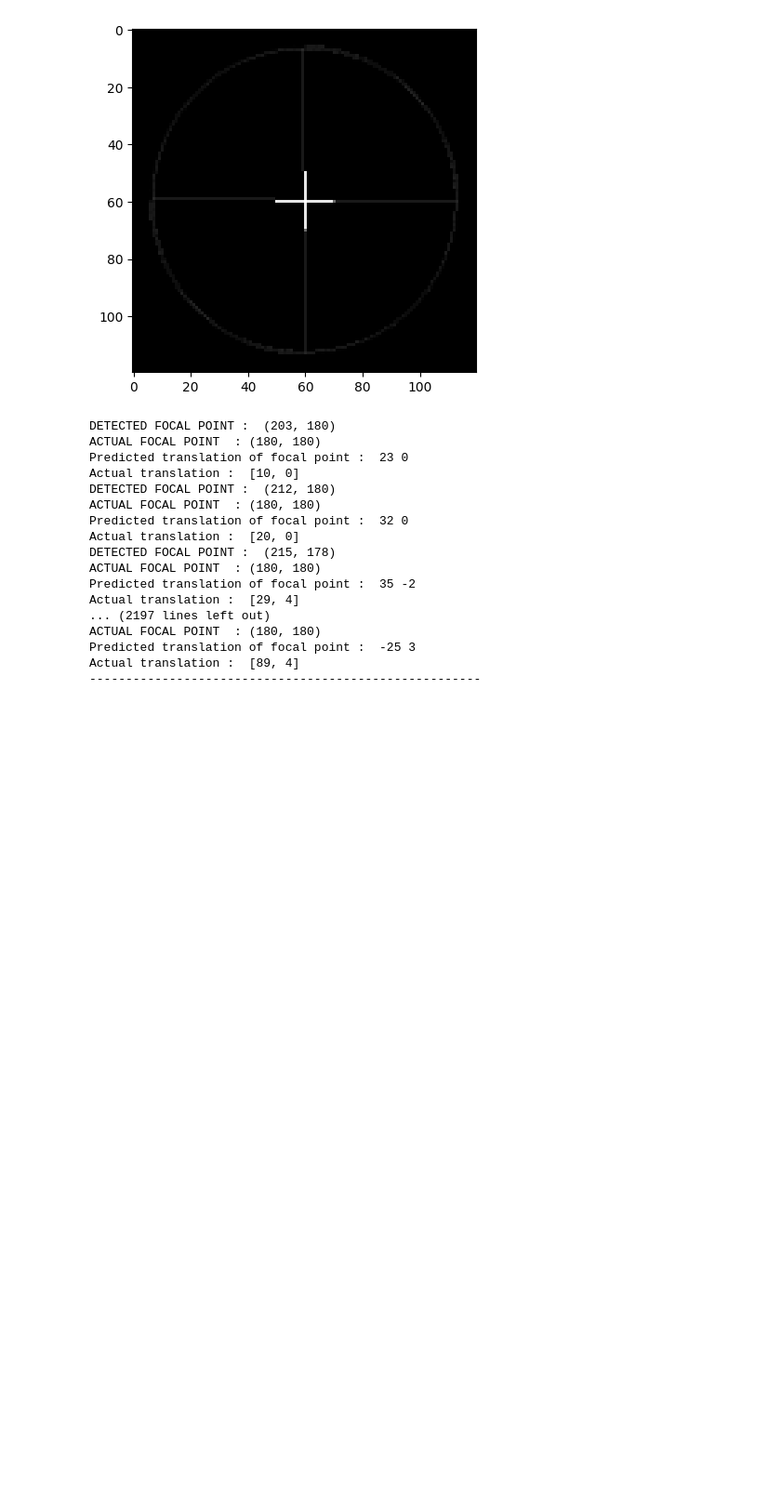
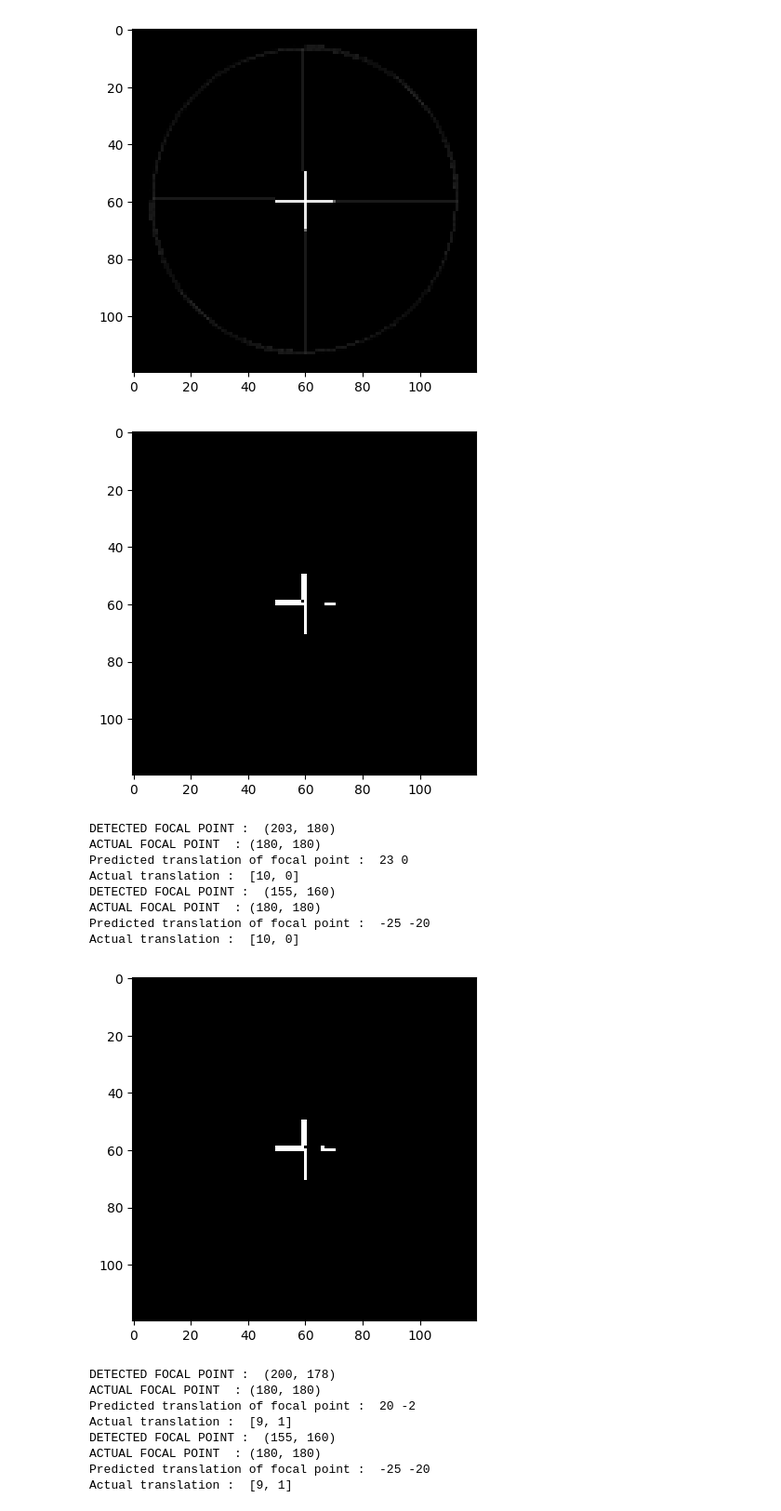
Before and after one commit to rtarun9/ComputerVision_ImageProcessing, a Jupyter notebook: camera_related_processing/focal_correction_dataframe.ipynb, the cells around one changed output. Shown: that part at 93% size. Drawn from its saved outputs; the diff is of its cells as text; code cells hidden in the pictures; blank space fills up the shorter version.

```diff
--- a/camera_related_processing/focal_correction_dataframe.ipynb
+++ b/camera_related_processing/focal_correction_dataframe.ipynb
@@ -94,12 +94,10 @@ angle_diff = []
 translation_diff = []
 
 for i in range(0, 360, 10):
-    for r  in range(10,100,10):
+    for r  in range(10,11,10):
 
         t = [int(r * np.cos(np.radians(i))), int(r * np.sin(np.radians(i)))]
         FOCAL_RADIUS = int(r)
-        translations.append(t)
-        angles.append(i)
         image = original_image.copy()
 
         # Move the focal point to a random position.
@@ -155,11 +153,18 @@ for i in range(0, 360, 10):
         # Find the position of the focal point.
         absolute_diff_variance_map = np.abs(test_image_variances - variance_image)
         countours, b  = cv2.findContours(cv2.threshold(absolute_diff_variance_map, 255, 255, cv2.THRESH_BINARY)[1].astype(np.uint8), cv2.RETR_TREE, cv2.CHAIN_APPROX_SIMPLE)
+
+        blank = np.zeros(cv2.threshold(absolute_diff_variance_map, 255, 255, cv2.THRESH_BINARY)[1].shape[:2], dtype='uint8')
+        plt.imshow(cv2.drawContours(blank, countours, -1,(255, 0, 0), 1), cmap='gray')
+        plt.show()
+
         for c in  countours:
             x,y,w,h = cv2.boundingRect(c)
             focal_point_position = ((int)((x) * 3 + w/2), (int)((y) * 3 + h/2))
-            if np.abs(focal_point_position[0] - CENTER[0] - t[0]) > 10 and np.abs(focal_point_position[1] - CENTER[1] - t[1]) > 10:
-                continue
+            #if np.abs(focal_point_position[0] - CENTER[0] - t[0]) > 10 and np.abs(focal_point_position[1] - CENTER[1] - t[1]) > 10:
+            #    print(focal_point_position, " and ", CENTER[0] + t[0],  " with ", CENTER[1] + t[1])
+            #
+            #    continue
 
             print("DETECTED FOCAL POINT : ", focal_point_position)
             print("ACTUAL FOCAL POINT  :" , CENTER)
@@ -169,47 +174,51 @@ for i in range(0, 360, 10):
             comparison_index = 0
             for i in range(0, RADIUS, 1):
                 edge_mask = cv2.filter2D(test_image, -1, laplacian_filter_4)
                 mask = np.zeros(IMG_DIMS, dtype=np.uint8)
                 curr_radius_check_range = cv2.circle(mask, focal_point_position, i, (255, 255, 255), -1)
                 curr_region_to_check = cv2.bitwise_and(edge_mask, curr_radius_check_range)
                 test_var = curr_region_to_check.var()
 
                 edge_mask = cv2.filter2D(image, -1, laplacian_filter_4)
                 mask = np.zeros(IMG_DIMS, dtype=np.uint8)
                 curr_radius_check_range = cv2.circle(mask, focal_point_position, i, (255, 255, 255), -1)
                 curr_region_to_check = cv2.bitwise_and(edge_mask, curr_radius_check_range)
 
                 var = curr_region_to_check.var()
 
 
                 if var != test_var:
                     #print('BLUR DETECTED AT RADIUS : ', i-1)
                     #print('FOR VERIFICATION : CORRECT fr WAS AT RADIUS : ', FOCAL_RADIUS)
 
                     # Correction parameters:
                     #print('ANGLE CORRECTION DETECTED : ', np.arctan2((focal_point_position[1] - CENTER[1]), (focal_point_position[0] - CENTER[0])))
                     #print('ACTUAL ANGLE              : ', np.arctan2((t[1]), (t[0])))
                     translation_diff.append([focal_point_position[0] - CENTER[0], focal_point_position[1] - CENTER[1]])
                     angle_diff.append(np.arctan2((focal_point_position[1] - CENTER[1]), (focal_point_position[0] - CENTER[0])) -  np.arctan2((t[1]), (t[0])))
+                    translations.append(t)
+                    angles.append(i)
+
                     break
                 comparison_index += 1
 
 print('------------------------------------------------------\n\n\n\n\n\n\n\n\n\n\n\n')
 # %% [output]
+[figure, added]
 DETECTED FOCAL POINT :  (203, 180)
 ACTUAL FOCAL POINT  : (180, 180)
 Predicted translation of focal point :  23 0
 Actual translation :  [10, 0]
-DETECTED FOCAL POINT :  (212, 180)
+DETECTED FOCAL POINT :  (155, 160)
 ACTUAL FOCAL POINT  : (180, 180)
-Predicted translation of focal point :  32 0
-Actual translation :  [20, 0]
-DETECTED FOCAL POINT :  (215, 178)
-ACTUAL FOCAL POINT  : (180, 180)
-Predicted translation of focal point :  35 -2
-Actual translation :  [29, 4]
-... (2197 lines left out)
-ACTUAL FOCAL POINT  : (180, 180)
-Predicted translation of focal point :  -25 3
-Actual translation :  [89, 4]
-------------------------------------------------------
+Predicted translation of focal point :  -25 -20
+Actual translation :  [10, 0]
+[figure, added]
+DETECTED FOCAL POINT :  (200, 178)
+ACTUAL FOCAL POINT  : (180, 180)
+Predicted translation of focal point :  20 -2
+Actual translation :  [9, 1]
+DETECTED FOCAL POINT :  (155, 160)
+ACTUAL FOCAL POINT  : (180, 180)
+Predicted translation of focal point :  -25 -20
+Actual translation :  [9, 1]
```
Also changed, not shown: parts of 2 cells of this notebook, 4 other files.
